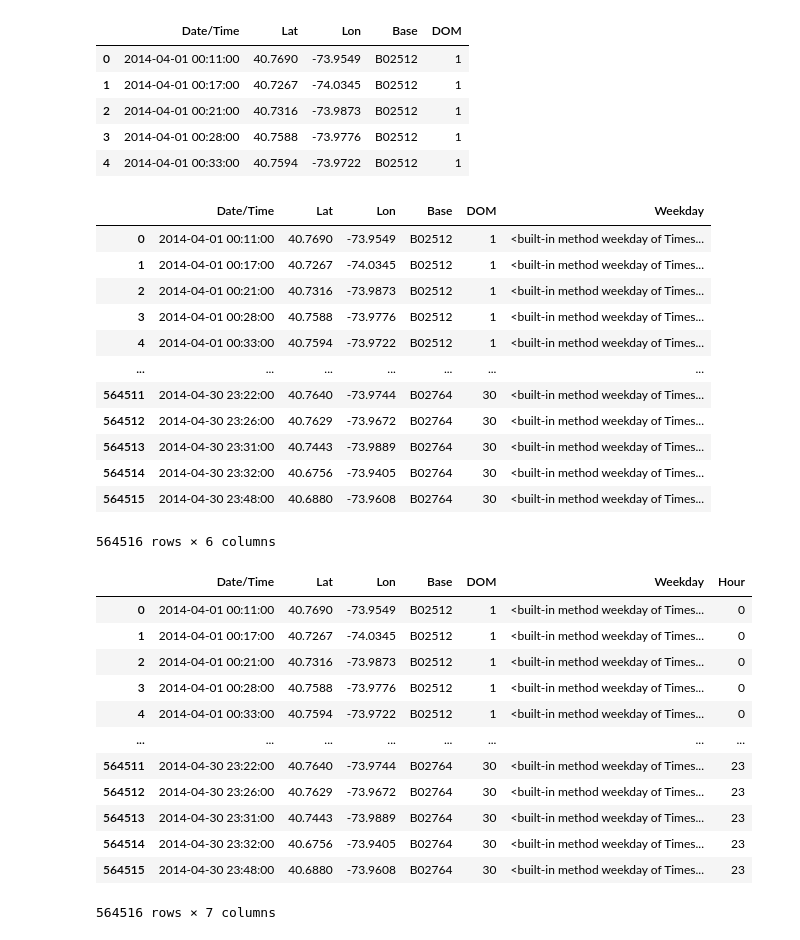
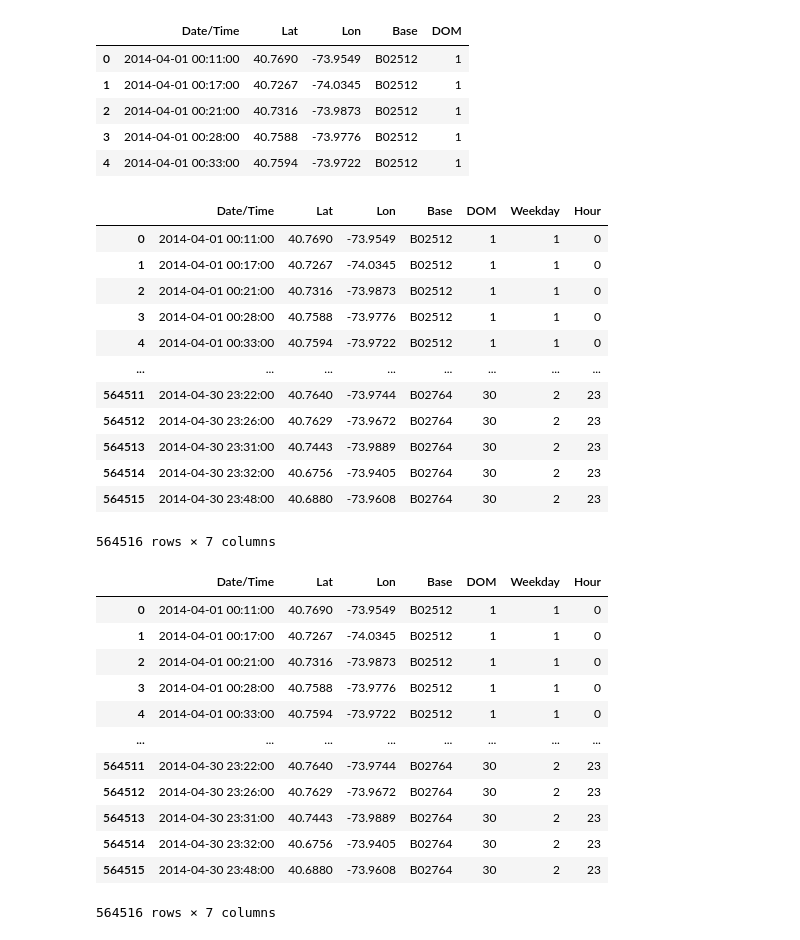
Before and after one commit to yudi43/Uber-Trips-Data-Analysis, a Jupyter notebook: AnalysisNotebook.ipynb, the cells around one changed output. Drawn from its saved outputs; the diff is of its cells as text; code cells hidden in the pictures.

```diff
--- a/AnalysisNotebook.ipynb
+++ b/AnalysisNotebook.ipynb
@@ -51,22 +51,22 @@ df.head()
 # %%
 #CREATE A NEW COLUMN WHICH CONTAINS THE WEEKDAY
 
-df['Weekday'] = [x.weekday for x in df['Date/Time']]
+df['Weekday'] = [x.weekday() for x in df['Date/Time']]
 df
 # %% [output]
-|  | Date/Time | Lat | Lon | Base | DOM | Weekday |
-| 0 | 2014-04-01 00:11:00 | 40.7690 | -73.9549 | B02512 | 1 | <built-in method weekday of Times... |
-| 1 | 2014-04-01 00:17:00 | 40.7267 | -74.0345 | B02512 | 1 | <built-in method weekday of Times... |
-| 2 | 2014-04-01 00:21:00 | 40.7316 | -73.9873 | B02512 | 1 | <built-in method weekday of Times... |
-| 3 | 2014-04-01 00:28:00 | 40.7588 | -73.9776 | B02512 | 1 | <built-in method weekday of Times... |
-| 4 | 2014-04-01 00:33:00 | 40.7594 | -73.9722 | B02512 | 1 | <built-in method weekday of Times... |
-| ... | ... | ... | ... | ... | ... | ... |
-| 564511 | 2014-04-30 23:22:00 | 40.7640 | -73.9744 | B02764 | 30 | <built-in method weekday of Times... |
-| 564512 | 2014-04-30 23:26:00 | 40.7629 | -73.9672 | B02764 | 30 | <built-in method weekday of Times... |
-| 564513 | 2014-04-30 23:31:00 | 40.7443 | -73.9889 | B02764 | 30 | <built-in method weekday of Times... |
-| 564514 | 2014-04-30 23:32:00 | 40.6756 | -73.9405 | B02764 | 30 | <built-in method weekday of Times... |
-| 564515 | 2014-04-30 23:48:00 | 40.6880 | -73.9608 | B02764 | 30 | <built-in method weekday of Times... |
+|  | Date/Time | Lat | Lon | Base | DOM | Weekday | Hour |
+| 0 | 2014-04-01 00:11:00 | 40.7690 | -73.9549 | B02512 | 1 | 1 | 0 |
+| 1 | 2014-04-01 00:17:00 | 40.7267 | -74.0345 | B02512 | 1 | 1 | 0 |
+| 2 | 2014-04-01 00:21:00 | 40.7316 | -73.9873 | B02512 | 1 | 1 | 0 |
+| 3 | 2014-04-01 00:28:00 | 40.7588 | -73.9776 | B02512 | 1 | 1 | 0 |
+| 4 | 2014-04-01 00:33:00 | 40.7594 | -73.9722 | B02512 | 1 | 1 | 0 |
+| ... | ... | ... | ... | ... | ... | ... | ... |
+| 564511 | 2014-04-30 23:22:00 | 40.7640 | -73.9744 | B02764 | 30 | 2 | 23 |
+| 564512 | 2014-04-30 23:26:00 | 40.7629 | -73.9672 | B02764 | 30 | 2 | 23 |
+| 564513 | 2014-04-30 23:31:00 | 40.7443 | -73.9889 | B02764 | 30 | 2 | 23 |
+| 564514 | 2014-04-30 23:32:00 | 40.6756 | -73.9405 | B02764 | 30 | 2 | 23 |
+| 564515 | 2014-04-30 23:48:00 | 40.6880 | -73.9608 | B02764 | 30 | 2 | 23 |
-564516 rows × 6 columns
+564516 rows × 7 columns
 # %%
 #CREATE A NEW COLUMN WHICH CONTAINS THE HOUR WHEN THE RIDE WAS BOOKED
 
@@ -74,15 +74,15 @@ df['Hour'] = [x.hour for x in df['Date/Time']]
 df
 # %% [output]
 |  | Date/Time | Lat | Lon | Base | DOM | Weekday | Hour |
-| 0 | 2014-04-01 00:11:00 | 40.7690 | -73.9549 | B02512 | 1 | <built-in method weekday of Times... | 0 |
-| 1 | 2014-04-01 00:17:00 | 40.7267 | -74.0345 | B02512 | 1 | <built-in method weekday of Times... | 0 |
-| 2 | 2014-04-01 00:21:00 | 40.7316 | -73.9873 | B02512 | 1 | <built-in method weekday of Times... | 0 |
-| 3 | 2014-04-01 00:28:00 | 40.7588 | -73.9776 | B02512 | 1 | <built-in method weekday of Times... | 0 |
-| 4 | 2014-04-01 00:33:00 | 40.7594 | -73.9722 | B02512 | 1 | <built-in method weekday of Times... | 0 |
+| 0 | 2014-04-01 00:11:00 | 40.7690 | -73.9549 | B02512 | 1 | 1 | 0 |
+| 1 | 2014-04-01 00:17:00 | 40.7267 | -74.0345 | B02512 | 1 | 1 | 0 |
+| 2 | 2014-04-01 00:21:00 | 40.7316 | -73.9873 | B02512 | 1 | 1 | 0 |
+| 3 | 2014-04-01 00:28:00 | 40.7588 | -73.9776 | B02512 | 1 | 1 | 0 |
+| 4 | 2014-04-01 00:33:00 | 40.7594 | -73.9722 | B02512 | 1 | 1 | 0 |
 | ... | ... | ... | ... | ... | ... | ... | ... |
-| 564511 | 2014-04-30 23:22:00 | 40.7640 | -73.9744 | B02764 | 30 | <built-in method weekday of Times... | 23 |
-| 564512 | 2014-04-30 23:26:00 | 40.7629 | -73.9672 | B02764 | 30 | <built-in method weekday of Times... | 23 |
-| 564513 | 2014-04-30 23:31:00 | 40.7443 | -73.9889 | B02764 | 30 | <built-in method weekday of Times... | 23 |
-| 564514 | 2014-04-30 23:32:00 | 40.6756 | -73.9405 | B02764 | 30 | <built-in method weekday of Times... | 23 |
-| 564515 | 2014-04-30 23:48:00 | 40.6880 | -73.9608 | B02764 | 30 | <built-in method weekday of Times... | 23 |
+| 564511 | 2014-04-30 23:22:00 | 40.7640 | -73.9744 | B02764 | 30 | 2 | 23 |
+| 564512 | 2014-04-30 23:26:00 | 40.7629 | -73.9672 | B02764 | 30 | 2 | 23 |
+| 564513 | 2014-04-30 23:31:00 | 40.7443 | -73.9889 | B02764 | 30 | 2 | 23 |
+| 564514 | 2014-04-30 23:32:00 | 40.6756 | -73.9405 | B02764 | 30 | 2 | 23 |
+| 564515 | 2014-04-30 23:48:00 | 40.6880 | -73.9608 | B02764 | 30 | 2 | 23 |
 564516 rows × 7 columns
```
Also changed, not shown: parts of 2 cells of this notebook.
